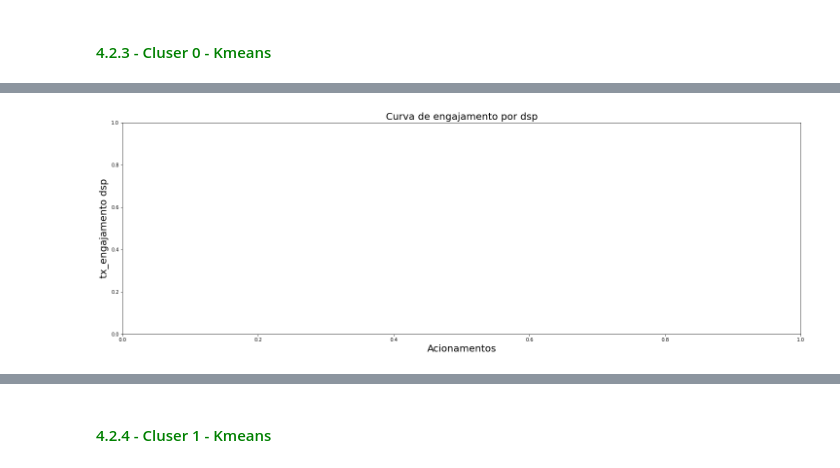
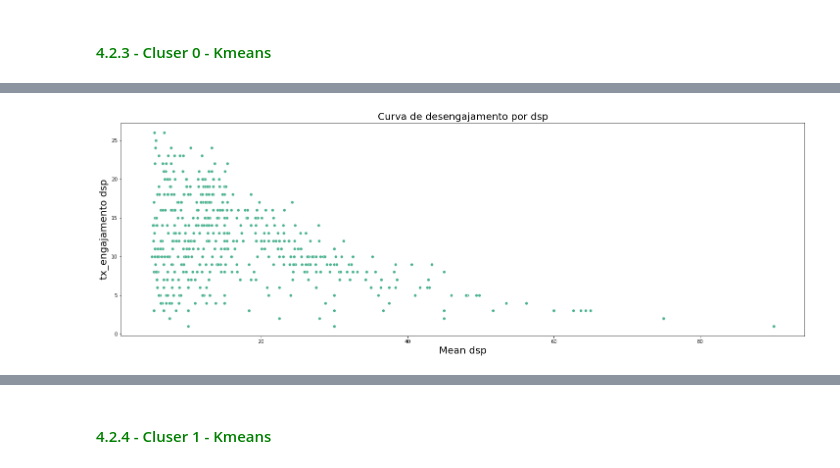
Before and after one commit to Robisonnunes/DC2022_robison_nunes, a Jupyter notebook: data_analysis_dc22_Robison_Nunes.ipynb, the cells around one changed output, grey strips where cells are left out. Drawn from its saved outputs; the diff is of its cells as text; code cells hidden in the pictures.

```diff
--- a/data_analysis_dc22_Robison_Nunes.ipynb
+++ b/data_analysis_dc22_Robison_Nunes.ipynb
@@ -1135,35 +1108,32 @@ df0.head()
 # %%
-df0_e =  df0[(df0['engajamento'] == 0)]
+df0_e =  df0[df0['acao2'].notna()]
 
 dsp = df0_e.groupby(by=['contrato_id'])['dsp'].mean()
 dsp = pd.DataFrame(dsp)
 dsp['contrato'] = dsp.index
 dsp = dsp[['contrato', 'dsp']]
 
-engajamento = df0_e.groupby(by=['contrato_id'])['engajamento'].sum()
-engajamento = pd.DataFrame(engajamento)
-engajamento['contrato'] = engajamento.index
-engajamento = engajamento[['contrato', 'engajamento']]
+desengajamento = df0_e.groupby(by=['contrato_id'])['engajamento'].count()
+desengajamento = pd.DataFrame(desengajamento)
+desengajamento['contrato'] = desengajamento.index
+desengajamento = desengajamento[['contrato', 'engajamento']]
 
-engajamento = dsp.merge(engajamento, how='left', on='contrato')
-engajamento['tx_engajamento'] = engajamento['engajamento'] / engajamento['dsp']
-engajamento = engajamento.fillna(0)
+desengajamento = dsp.merge(desengajamento, how='left', on='contrato')
+desengajamento['tx_desengajamento'] = desengajamento['engajamento'] / desengajamento['dsp']
+desengajamento = desengajamento.fillna(0)
 
-engajamento = engajamento[engajamento['dsp']<20]
+desengajamento = desengajamento[(desengajamento['dsp']>5)]
 
 # Curva de sazionalidade por data de transacao (portifolio tpv)
 fig,ax = plt.subplots(figsize=(25,8))
-sns.lineplot(x= engajamento['dsp'] , y=engajamento['tx_engajamento'],
-                data=engajamento , ax=ax, color="#4CB391" )
+sns.scatterplot(x= desengajamento['dsp'] , y=desengajamento['engajamento'],
+                data=desengajamento , ax=ax, color="#4CB391" )
 
-ax.set_title('Curva de engajamento por dsp',fontsize=20)
-ax.set_xlabel('Acionamentos',fontsize=20)
+ax.set_title('Curva de desengajamento por dsp',fontsize=20)
+ax.set_xlabel('Mean dsp',fontsize=20)
 ax.set_ylabel('tx_engajamento dsp',fontsize=20)
-# ax.axvline(x= 1, color='red')
-# ax.axvline(x= 4, color='red')
-# ax.axvline(x= 21, color='red')
-# ax.axvline(x= 27, color='red')
+
 
 plt.show()
 # %% [output]
-[figure, old version]
+[figure, new version]
```
Also changed, not shown: parts of 18 cells of this notebook, 1 other file.
